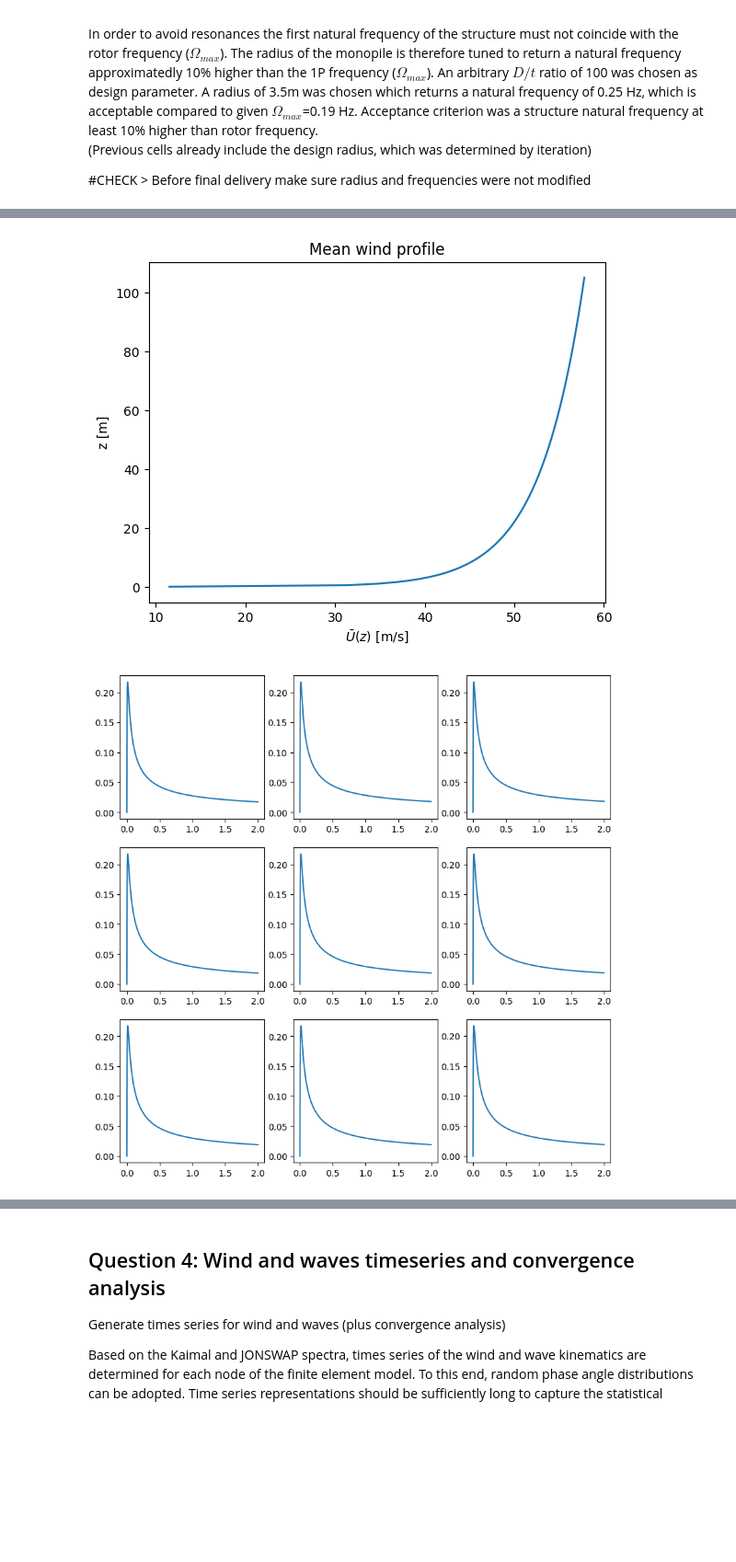
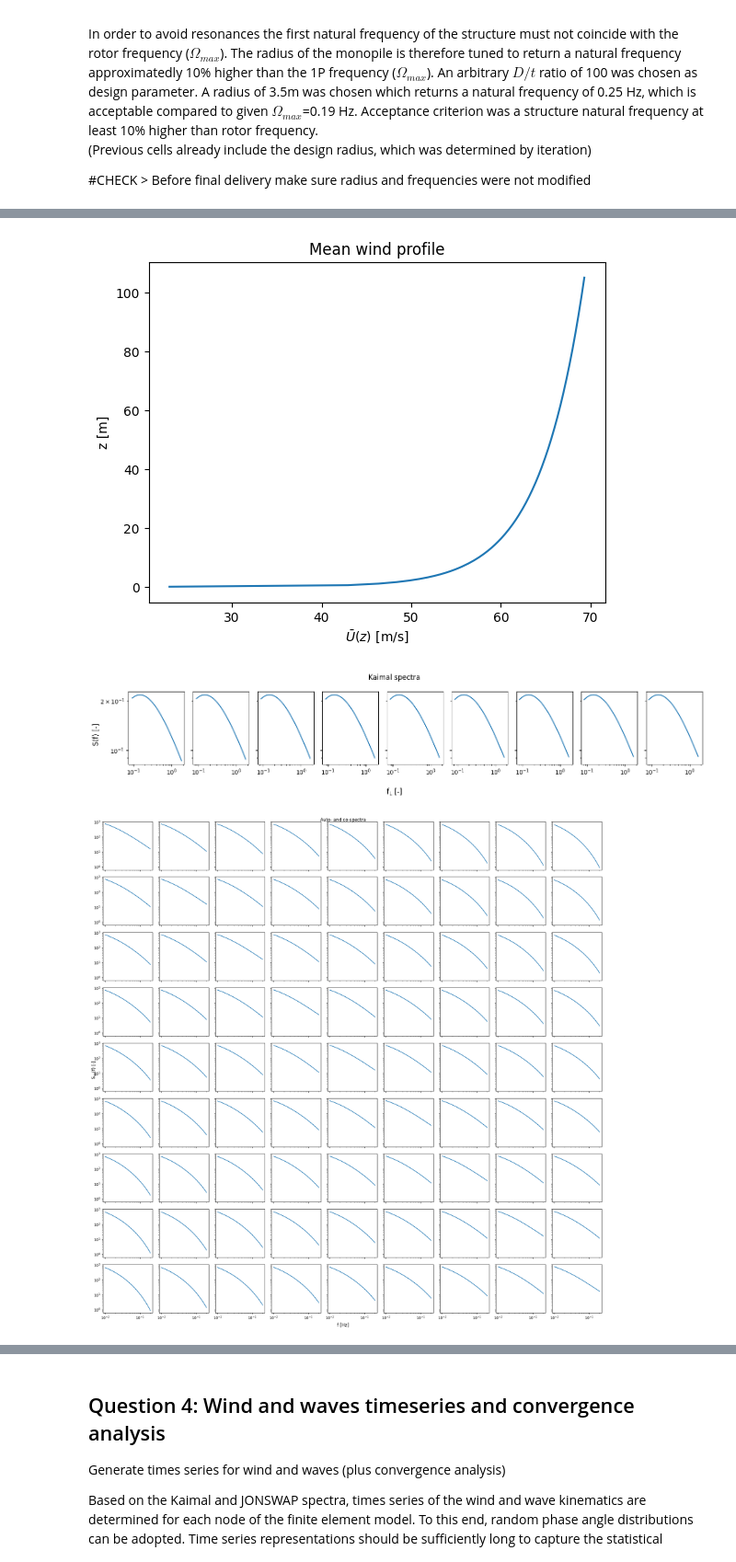
Before and after one commit to Lymone96/CIEM5220-Group2, a Jupyter notebook: 2_WW/WW_Assignment (Question 1-4).ipynb, the cells around one changed output, grey strips where cells are left out. Shown at 92% size. Saved outputs shown, nothing was run; the diff lists cells and outputs as text; code cells hidden in the pictures; blank space fills up the shorter version.

```diff
--- a/2_WW/WW_Assignment (Question 1-4).ipynb
+++ b/2_WW/WW_Assignment (Question 1-4).ipynb
@@ -229,12 +226,12 @@ array([[ 1.16666667e+02, -4.54747351e-13,  1.16666667e+02,
 # %%
 mat = np.dot(np.linalg.inv(Mii), Kii)
 eigenvalues, eigenvectors = np.linalg.eig(mat)
-omega = np.sort(np.sqrt(eigenvalues.real))
-f = omega/2/np.pi
+omega_eigen = np.sort(np.sqrt(eigenvalues.real))
+f_eigen = omega_eigen/2/np.pi
 
 print("First 5 natural frequencies:")
 for i in np.arange(0,5):
-    print(f"Frequency {i+1}: {f[i]:.2f} Hz, {omega[i]:.2f} rad/s")
+    print(f"Frequency {i+1}: {f_eigen[i]:.2f} Hz, {omega_eigen[i]:.2f} rad/s")
 
 print()
 print(f"Omega_max: {Omega_max:.2f} rpm")
@@ -337 +329,13 @@ Acceptance criterion was a structure natural frequency at least 10% higher than
+# %%
+# Question 3 and 4 parameters
+u_star = 2              # Friction velocity [m/s]
+k = 0.40                # Von-Karman constant
+z_0 = 1e-4              # Roughness length [m]
+A = 3                   # constant for calculation of sigma_u
+C_y = 10                # constant for calculation of non-dimensional cross-spectrum
+C_z = 10                # constant for calculation of non-dimensional cross-spectrum
+C = 500                 # belonging to z0=1e-3
+m = 0.03                # belonging to z0=1e-3
+gamma = 3.3             # constant for JONSWAP spectrum
+beta = 5 / 4            # constant for JONSWAP spectrum
 # %%
@@ -358,28 +361,61 @@ plt.xlabel('$\\bar{U}(z)$ [m/s]')
 plt.ylabel('z [m]')
 plt.title('Mean wind profile');
 # %% [output]
-[figure, old version]
+[figure, new version]
 # %%
-C = 500 #belonging to z0=1e-3
-m = 0.03 #belonging to z0=1e-3
-
 def L_u_x(z, C, m):
     return C * z**m
 
 def Kaimal(z, f, C, m, u_star, k, z_0):
     f_L = f * L_u_x(z, C, m) / U_bar(z, u_star, k, z_0)
-    return 6.8 * f_L / (1 + 10.2 * f_L)**(5 / 3)
+    R_N = 6.8 * f_L / (1 + 10.2 * f_L)**(5 / 3)
+    return f_L, R_N
 
 z_nodes = np.linspace(-h, H, 13)
 z_nodes_air = z_nodes[z_nodes > 0]
-f = np.linspace(0, 2, 1000)
+f_1 = np.linspace(0.01, 0.2, 100)
+S_auto = np.zeros((len(z_nodes_air), len(f_1)))
 
-plt.figure(figsize=(10, 10))
+fig, axes = plt.subplots(1, 9, figsize=(15, 3), sharex=True, sharey=True)
 for i,z in enumerate(z_nodes_air):
-    plt.subplot(3, 3, i + 1)
-    R_N = Kaimal(z, f, C, m, u_star, k, z_0)
-    plt.plot(f, R_N)
+    f_L, R_N = Kaimal(z, f_1, C, m, u_star, k, z_0)
+
+    I_u = k * A / np.log(z / z_0)
+    sigma_u = I_u * U_bar(z, u_star, k, z_0)
+    S_auto[i] = R_N * sigma_u**2 / f_1
+
+    axes[i].loglog(f_L, R_N)
+fig.supxlabel('$\\mathrm{f_L}$ [-]')
+fig.supylabel('S(f) [-]')
+plt.suptitle('Kaimal spectra')
+plt.tight_layout()
+
+def wind_cross_spectrum(f):
+    S_wind_cross = np.zeros((len(z_nodes_air), len(z_nodes_air), len(f)))
+
+    for i,S_1 in enumerate(S_auto):
+        for j,S_2 in enumerate(S_auto):
+            z_i = z_nodes_air[i]
+            z_j = z_nodes_air[j]
+            r_z = np.abs(z_i - z_j)
+            U_b = (U_bar(z_i, u_star, k, z_0) + U_bar(z_j, u_star, k, z_0)) / 2
+            psi_u = np.exp(-f / U_b * np.sqrt((C_y * 0)**2 + (C_z * r_z)**2))
+            S_cross = psi_u * np.sqrt(S_1 * S_2)
+            S_wind_cross[i, j] = S_cross
+    return S_wind_cross
+
+fig, axes = plt.subplots(len(z_nodes_air), len(z_nodes_air), figsize=(20, 20), sharex=True, sharey=True)
+S_wind_cross = wind_cross_spectrum(f_1)
+for i in range(len(S_auto)):
+    for j in range(len(S_auto)):
+        axes[i, j].loglog(f_1, S_wind_cross[i, j])
+
+fig.supxlabel('f [Hz]')
+fig.supylabel('$\\mathrm{S_{uu}(f)}$ [-]')
+fig.suptitle('Auto- and co-spectra')
+fig.tight_layout()
 # %% [output]
-[figure, old version]
+[figure, new version]
+[figure, added]
 # %%
 #Load case 1: resonance response
```
Also changed, not shown: parts of 14 cells of this notebook.
